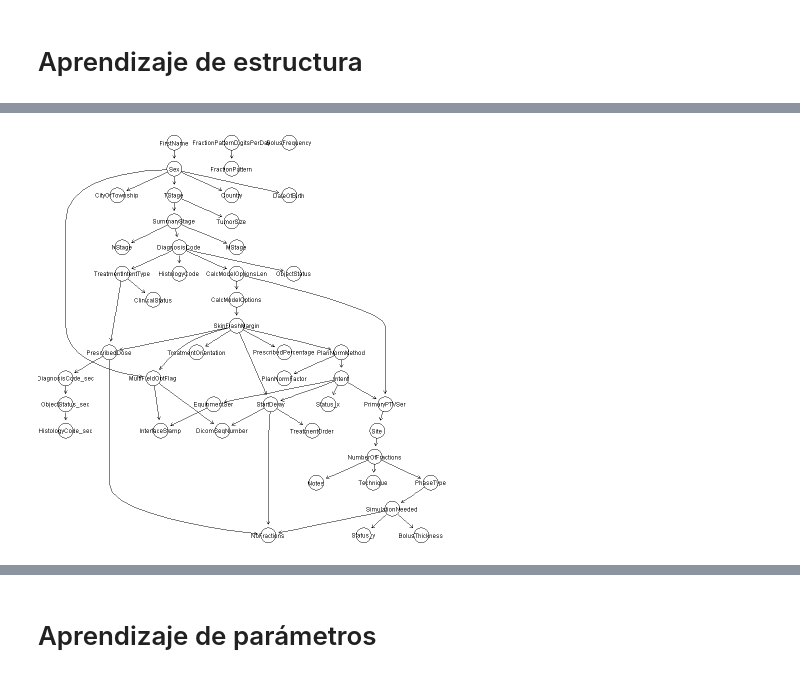
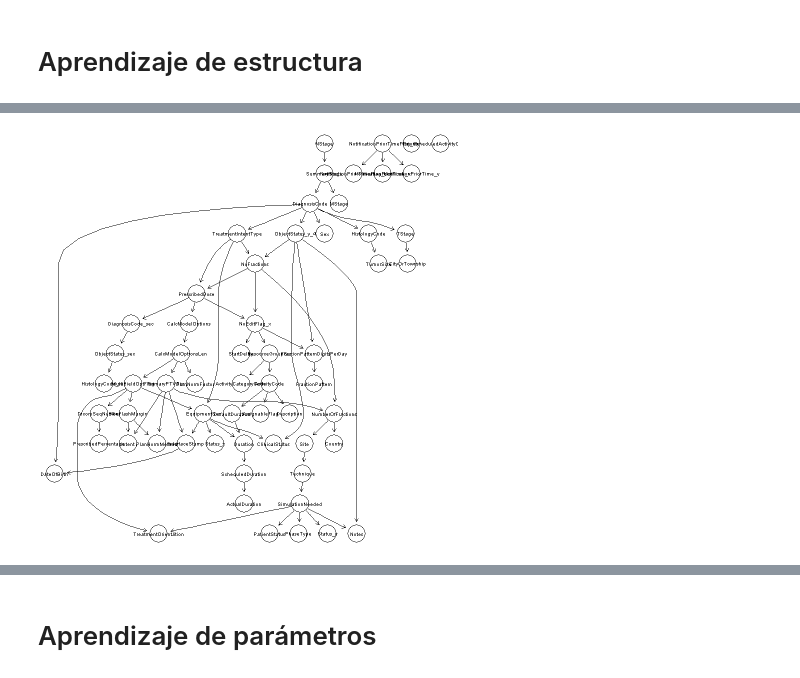
Before and after one commit to david722sv/TFM, a Jupyter notebook: 3_analisis_PlanRT_redBayesiana.ipynb, the cells around one changed output, grey strips where cells are left out. Drawn from its saved outputs; the diff is of its cells as text; code cells hidden in the pictures.

```diff
--- a/3_analisis_PlanRT_redBayesiana.ipynb
+++ b/3_analisis_PlanRT_redBayesiana.ipynb
@@ -8,19 +42,15 @@ rtp = read.csv("data/ARIA_cleaned/PlanRT.csv", row.names=1)
 # %% [markdown]
 # Datos
 # %%
-# cols = c('TreatmentOrder', 'PlanNormFactor_isNaN', 'PrescribedPercentage', 'Site', 'CityOrTownship', 'Status_x', 'Country', 'FractionPatternDigitsPerDay', 'Technique', 'SkinFlashMargin', 'TreatmentIntentType', 'DateOfBirth_isNaN', 'SimulationNeeded', 'StartDelay_isNaN', 'PrimaryPTVSer_isNaN', 'PlanNormMethod', 'FirstName', 'Status_y', 'TreatmentOrientation', 'Notes', 'DicomSeqNumber', 'FractionPattern', 'PrescribedDose_isNaN', 'BolusFrequency', 'EquipmentSer', 'PhaseType', 'CalcModelOptions', 'BolusThickness', 'InterfaceStamp', 'Intent', 'NumberOfFractions_isNaN', 'MultiFieldOptFlag', 'NoFractions_isNaN', 'ClinicalStatus', 'Sex')
-# cols = c('PrescribedPercentage', 'NoFractions', 'PrescribedDose', 'Status_x', 'ClinicalStatus', 'MultiFieldOptFlag', 'DicomSeqNumber', 'SkinFlashMargin', 'StartDelay', 'BolusThickness', 'PlanNormMethod', 'FractionPattern', 'BolusFrequency', 'Technique', 'PhaseType', 'DateOfBirth', 'CalcModelOptions', 'Intent', 'PrimaryPTVSer', 'InterfaceStamp', 'TreatmentOrientation', 'CityOrTownship', 'PlanNormFactor', 'Site', 'NumberOfFractions', 'EquipmentSer', 'Status_y', 'CalcModelOptionsLen', 'Notes', 'TreatmentOrder', 'Sex', 'TreatmentIntentType', 'Country', 'FirstName', 'SimulationNeeded', 'FractionPatternDigitsPerDay')
+# tabla = read.csv("data/ARIA_cleaned/PlanRT.csv", row.names=1)
+tabla = read.csv("data/ARIA_cleaned/Sch_categ.csv", row.names=1)
 
-# cols = setdiff(cols,  c('TreatmentIntentType', 'Country', 'Intent', 'PlanNormMethod',
-#        'CalcModelOptions', 'SkinFlashMargin', 'InterfaceStamp',
-#        'PrimaryPTVSer', 'StartDelay', 'Technique', 'NumberOfFractions',
-#        'PrescriptionSer', 'PhaseType', 'Site', 'SimulationNeeded', 'Status_y',
-#        'Notes', 'TreatmentOrder', 'FractionPatternDigitsPerDay',
-#        'FractionPattern', 'BolusThickness', 'BolusFrequency'))
+cols = names(tabla)
+length(cols)
 
-# cols = c('SkinFlashMargin', 'FractionPattern', 'Status_y', 'Technique', 'NoFractions', 'PlanNormMethod', 'DateOfBirth', 'PlanNormFactor', 'BolusThickness', 'Country', 'StartDelay', 'CalcModelOptions', 'Notes', 'TreatmentIntentType', 'PhaseType', 'TreatmentOrder', 'NumberOfFractions', 'InterfaceStamp', 'PrescribedPercentage', 'ClinicalStatus', 'Intent', 'PrescribedDose', 'DicomSeqNumber', 'Sex', 'PrimaryPTVSer', 'FractionPatternDigitsPerDay', 'TreatmentOrientation', 'FirstName', 'MultiFieldOptFlag', 'CalcModelOptionsLen', 'EquipmentSer', 'SimulationNeeded', 'Site', 'Status_x', 'CityOrTownship', 'BolusFrequency')
-cols = c('BolusThickness', 'Status_y', 'FractionPatternDigitsPerDay', 'CalcModelOptionsLen', 'MStage', 'HistologyCode', 'EquipmentSer', 'NStage', 'PrescribedPercentage', 'TStage', 'TumorSize', 'SkinFlashMargin', 'NoFractions', 'DiagnosisCode_sec', 'Site', 'TreatmentOrder', 'CityOrTownship', 'Notes', 'Intent', 'PrescribedDose', 'ObjectStatus_sec', 'MultiFieldOptFlag', 'ClinicalStatus', 'PlanNormMethod', 'Country', 'PlanNormFactor', 'TreatmentOrientation', 'DicomSeqNumber', 'PhaseType', 'DiagnosisCode', 'FirstName', 'StartDelay', 'HistologyCode_sec', 'Technique', 'BolusFrequency', 'FractionPattern', 'SummaryStage', 'ObjectStatus', 'SimulationNeeded', 'NumberOfFractions', 'Status_x', 'Sex', 'CalcModelOptions', 'InterfaceStamp', 'TreatmentIntentType', 'DateOfBirth', 'PrimaryPTVSer')
+tabla[cols] <- lapply(tabla[cols], factor)
+tabla = tabla[cols]
 
-length(cols)
-cols
+dim(tabla)
+head(tabla)
 # %% [output]
@@ -61,15 +68,14 @@ A data.frame: 6 × 47
 # %% [markdown]
 # Aprendizaje de estructura
 # %%
-hcdag <- hc(rtp[cols])
-tabudag <- tabu(rtp[cols])
+hcdag <- hc(tabla)
+tabudag <- tabu(tabla)
 # %%
-bnlearn::score(hcdag, data = rtp[cols], type = "bic")
-bnlearn::score(tabudag, data = rtp[cols], type = "bic")
+bnlearn::score(hcdag, data = tabla, type = "bic")
+bnlearn::score(tabudag, data = tabla, type = "bic")
 
-arc.strength(hcdag, data = rtp[cols], criterion = "x2") # x2, aic...
-arc.strength(hcdag, data = rtp[cols], criterion = "bic") # x2, aic... iamz
-arc.strength(hcdag, data = rtp[cols], criterion = "iamz")
+arc.strength(hcdag, data = tabla, criterion = "x2") # x2, aic...
+arc.strength(hcdag, data = tabla, criterion = "bic") # x2, aic... iamzç
 
 # print(hcdag)
 # plot(hcdag)
@@ -119,9 +124,9 @@ ERROR: Error in check.label(criterion, choices = c(available.tests, available.sc
 # %%
 # graphviz.plot(hcdag)
 # graphviz.plot(tabudag)
 
 g <- Rgraphviz::layoutGraph(bnlearn::as.graphNEL(hcdag))
-graph::nodeRenderInfo(g) <- list(fontsize=80)
+graph::nodeRenderInfo(g) <- list(fontsize=60)
 Rgraphviz::renderGraph(g)
 # %% [output]
-[figure, old version]
+[figure, new version]
```
Also changed, not shown: parts of 8 cells of this notebook, 1 other file.
